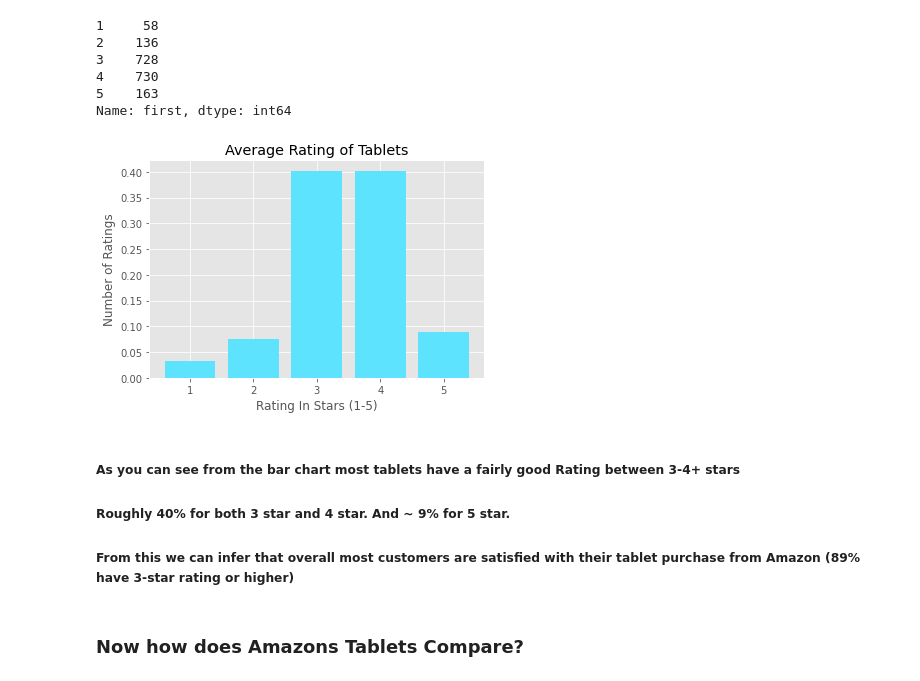
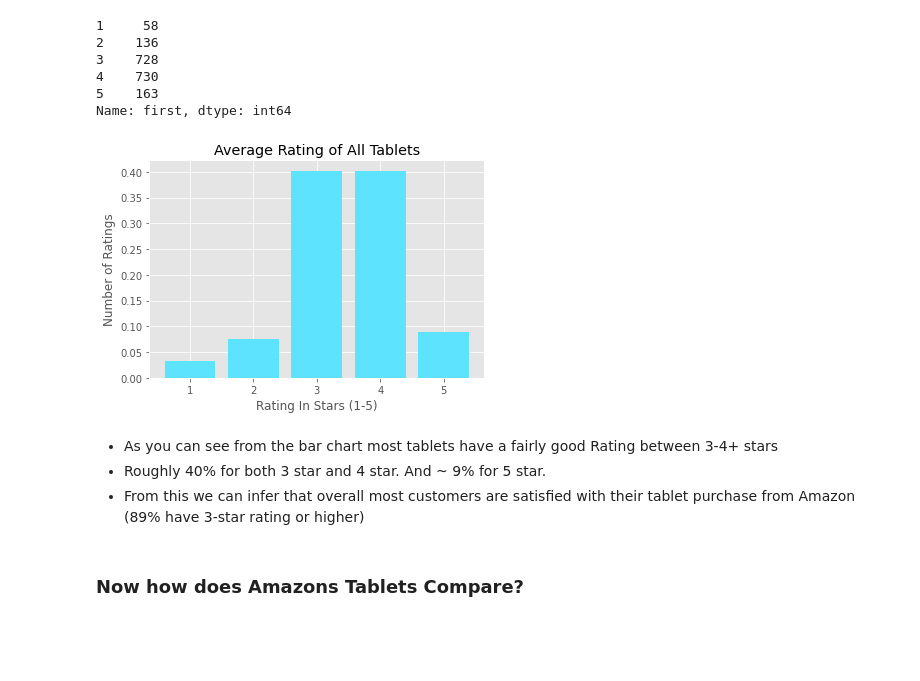
Before and after one commit to sagarwala12/AmazonScrapy, a Jupyter notebook: Data Analysis MarkDown.ipynb, the cells around one changed output. Drawn from its saved outputs; the diff is of its cells as text; code cells hidden in the pictures; blank space fills up the shorter version.

```diff
--- a/Data Analysis MarkDown.ipynb
+++ b/Data Analysis MarkDown.ipynb
@@ -78,24 +112,24 @@ Name: first, dtype: int64
 # %%
 #Now lets create a bar chart
 import numpy as np
 from matplotlib import pyplot as plt
 plt.style.use('ggplot')
 
 summarised_results = rating_group_df
 plt.bar(summarised_results.keys(), summarised_results.values/ summarised_results.sum(), color="#5ee3ff")
 
 
 plt.xlabel("Rating In Stars (1-5)")
 plt.ylabel("Number of Ratings")
-plt.title("Average Rating of Tablets")
+plt.title("Average Rating of All Tablets")
 plt.savefig("tmp/All_Tablets_Ratings.svg")
 plt.show()
 # %% [output]
-[figure, old version]
+[figure, new version]
 # %% [markdown]
-##### As you can see from the bar chart most tablets have a fairly good Rating between 3-4+ stars
-##### Roughly 40% for both 3 star and 4 star. And ~ 9% for 5 star.
-##### From this we can infer that overall most customers are satisfied with their tablet purchase from Amazon (89% have 3-star rating or higher)
+- As you can see from the bar chart most tablets have a fairly good Rating between 3-4+ stars
+- Roughly 40% for both 3 star and 4 star. And ~ 9% for 5 star.
+- From this we can infer that overall most customers are satisfied with their tablet purchase from Amazon (89% have 3-star rating or higher)
 # %% [markdown]
 ### Now how does Amazons Tablets Compare?
 # %%
```
Also changed, not shown: parts of 20 cells of this notebook, 4 other files.
